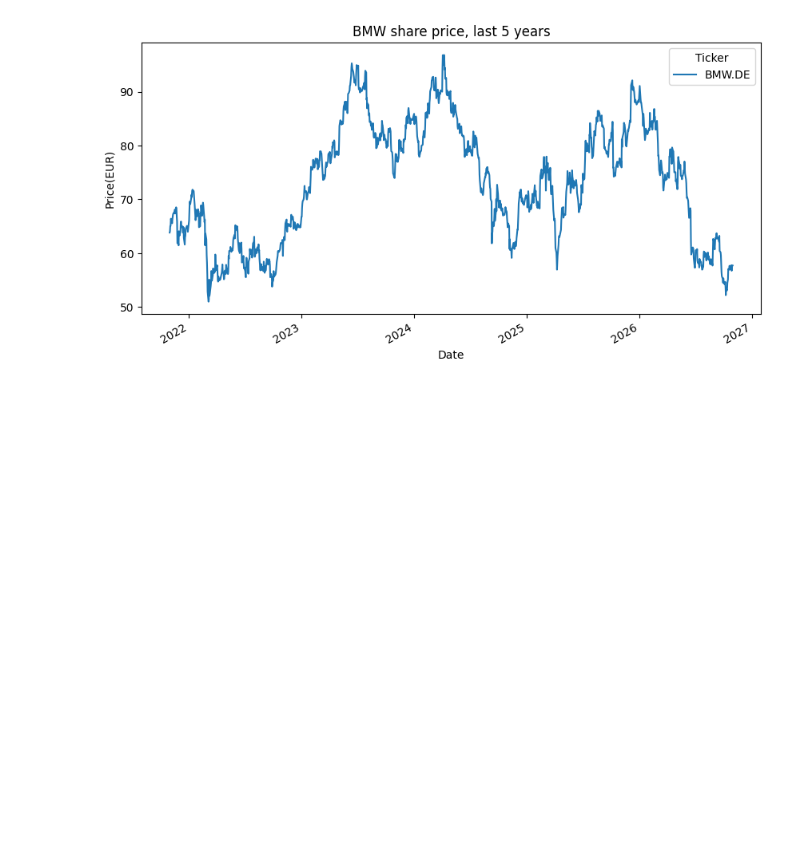
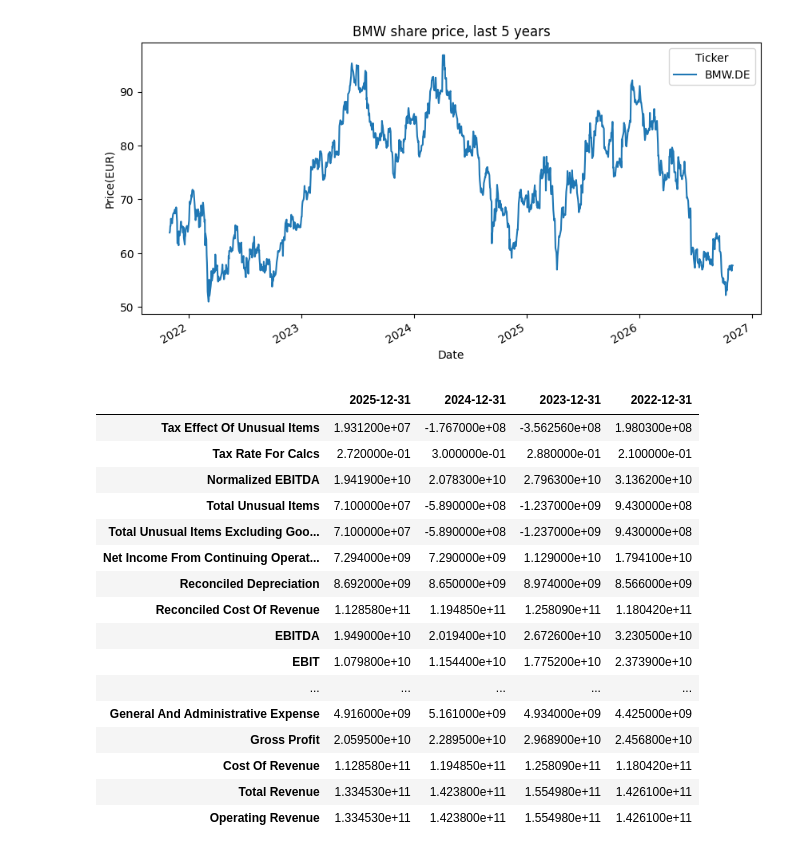
Before and after one commit to JoeSteward-04/Asset-Management-Project, a Jupyter notebook: notebooks/01_first_data_pull.ipynb, the cells around one changed output. Saved outputs shown, nothing was run; the diff lists cells and outputs as text; code cells hidden in the pictures; blank space fills up the shorter version.

```diff
--- a/notebooks/01_first_data_pull.ipynb
+++ b/notebooks/01_first_data_pull.ipynb
@@ -62,3 +62,30 @@ plt.show()
 
 #General upward trend in 2025 likely due to:
 ##major executive transition, transition toward next-gen EVs - NEUE KLASSE, manufacturing innovations
+# %%
+bmw_ticker = yf.Ticker("BMW.DE")
+#this produces a file effectively of all YahooFinance data on BMW (via its Ticker)
+
+bmw_income = bmw_ticker.income_stmt
+#this produces the income statement from our file, which we have now named
+
+bmw_income
+#simply calls our income statement
+# %% [output]
+|  | 2025-12-31 | 2024-12-31 | 2023-12-31 | 2022-12-31 |
+| Tax Effect Of Unusual Items | 1.931200e+07 | -1.767000e+08 | -3.562560e+08 | 1.980300e+08 |
+| Tax Rate For Calcs | 2.720000e-01 | 3.000000e-01 | 2.880000e-01 | 2.100000e-01 |
+| Normalized EBITDA | 1.941900e+10 | 2.078300e+10 | 2.796300e+10 | 3.136200e+10 |
+| Total Unusual Items | 7.100000e+07 | -5.890000e+08 | -1.237000e+09 | 9.430000e+08 |
+| Total Unusual Items Excluding Goo... | 7.100000e+07 | -5.890000e+08 | -1.237000e+09 | 9.430000e+08 |
+| Net Income From Continuing Operat... | 7.294000e+09 | 7.290000e+09 | 1.129000e+10 | 1.794100e+10 |
+| Reconciled Depreciation | 8.692000e+09 | 8.650000e+09 | 8.974000e+09 | 8.566000e+09 |
+| Reconciled Cost Of Revenue | 1.128580e+11 | 1.194850e+11 | 1.258090e+11 | 1.180420e+11 |
+| EBITDA | 1.949000e+10 | 2.019400e+10 | 2.672600e+10 | 3.230500e+10 |
+| EBIT | 1.079800e+10 | 1.154400e+10 | 1.775200e+10 | 2.373900e+10 |
+| ... | ... | ... | ... | ... |
+| General And Administrative Expense | 4.916000e+09 | 5.161000e+09 | 4.934000e+09 | 4.425000e+09 |
+| Gross Profit | 2.059500e+10 | 2.289500e+10 | 2.968900e+10 | 2.456800e+10 |
+| Cost Of Revenue | 1.128580e+11 | 1.194850e+11 | 1.258090e+11 | 1.180420e+11 |
+| Total Revenue | 1.334530e+11 | 1.423800e+11 | 1.554980e+11 | 1.426100e+11 |
+| Operating Revenue | 1.334530e+11 | 1.423800e+11 | 1.554980e+11 | 1.426100e+11 |
```
Also changed, not shown: parts of 4 cells of this notebook.
